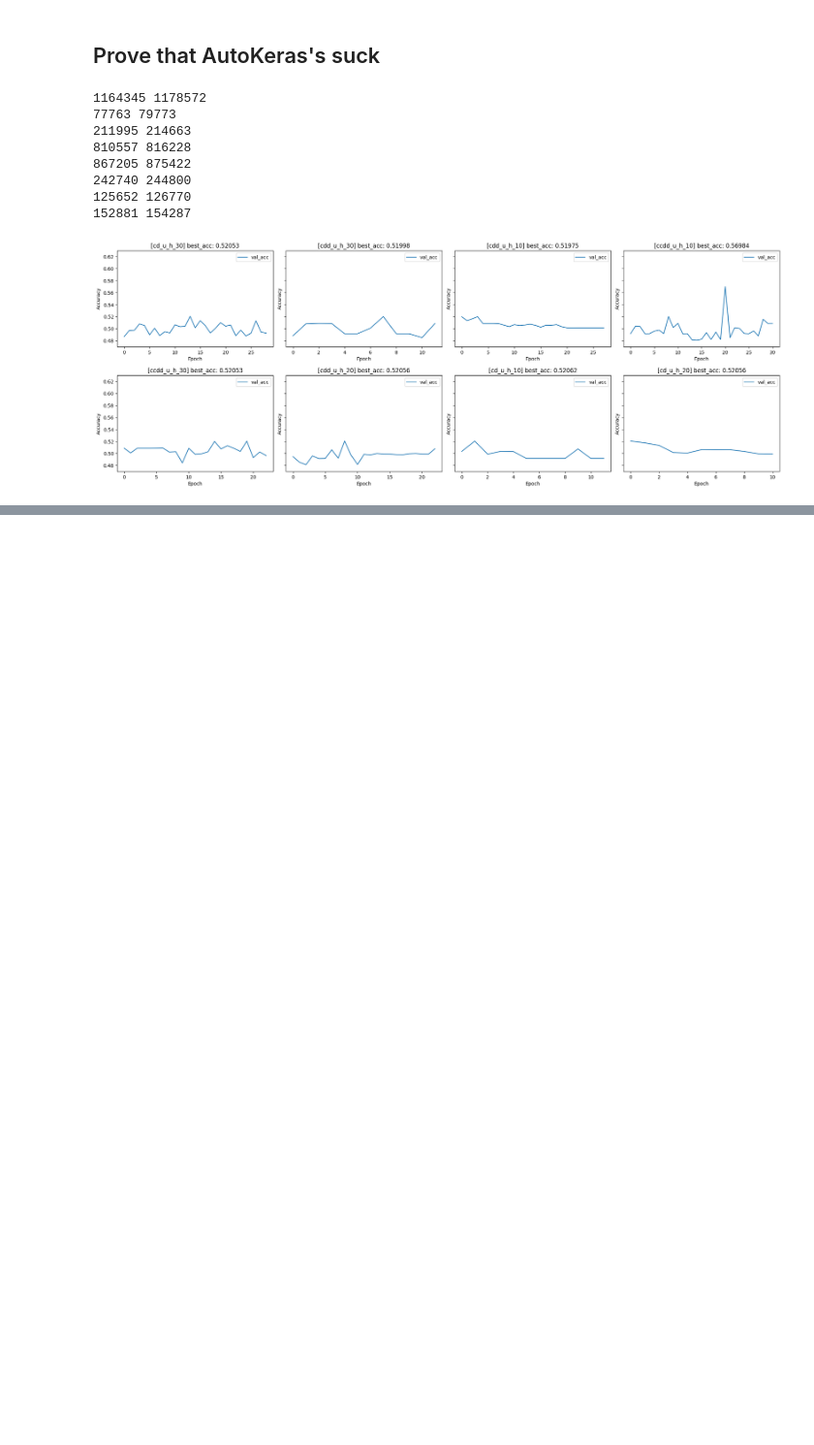
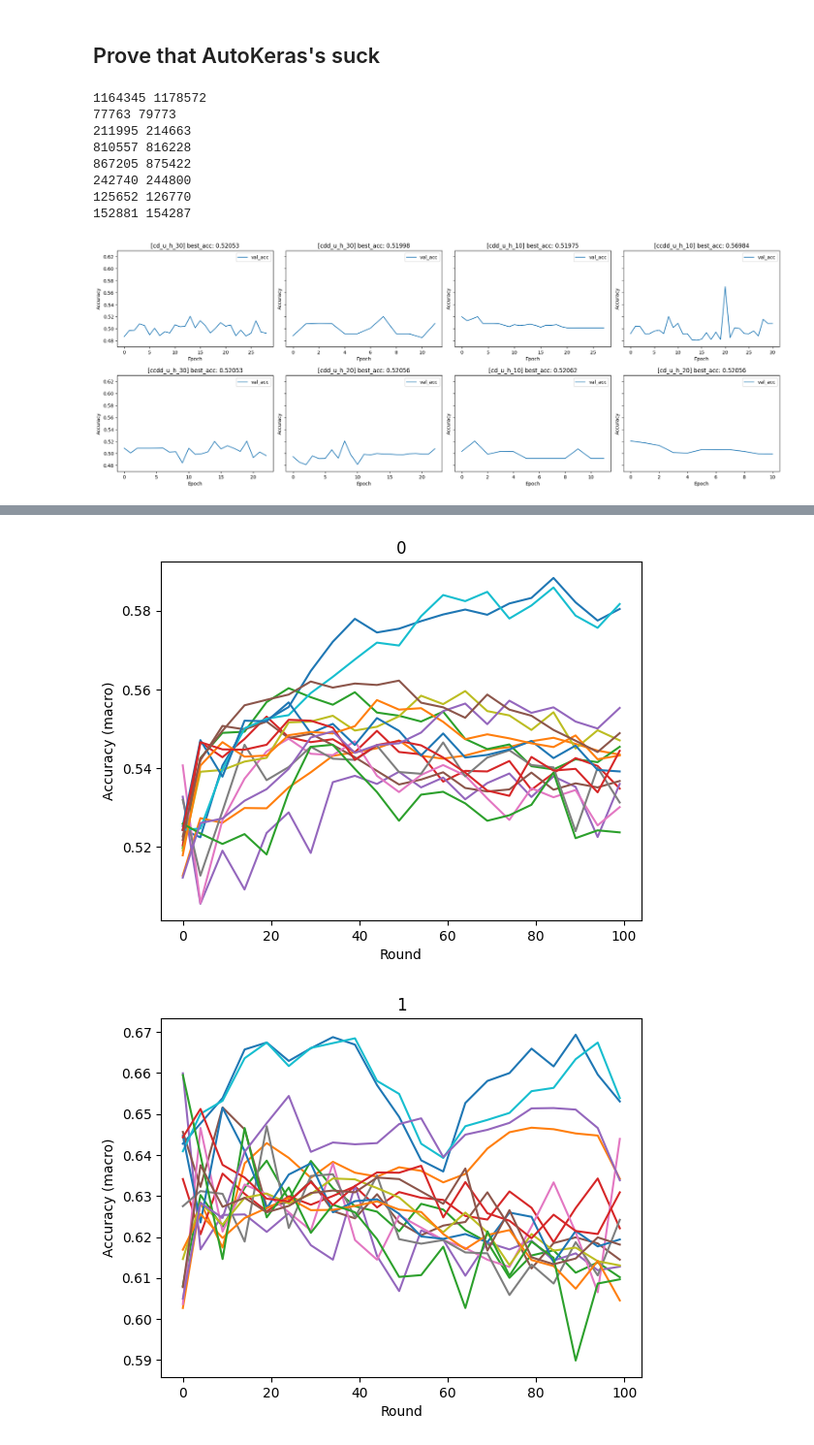
Before and after one commit to baolongnguyenmac/multi_fx, a Jupyter notebook: pretrained/analyze.ipynb, the cells around one changed output, grey strips where cells are left out. Shown at 97% size. Cells and saved outputs as stored; diff of their text form; code cells hidden in the pictures; blank space fills up the shorter version.

```diff
--- a/pretrained/analyze.ipynb
+++ b/pretrained/analyze.ipynb
@@ -294,0 +426,34 @@ for filename in os.listdir(log_dir):
+# %%
+def visualize_acc(dir:str, num_labels:int):
+    rs = {}
+    for model_name in os.listdir(dir):
+        if model_name.startswith('lstm'):
+            rs[model_name] = {}
+            for feature in os.listdir(os.path.join(dir, model_name)):
+                if feature.endswith('.json'):
+                    with open(os.path.join(dir, model_name, feature), 'r') as fi:
+                        rs[model_name][feature] = json.load(fi)
+
+    x_axis = np.arange(-1,100,5)
+    x_axis[0] = 0
+
+    for label in range(num_labels):
+        for model_name in rs.keys():
+            if model_name.startswith('lstm_cnn_30'):
+                try:
+                    plt.plot(x_axis, rs[model_name][f'{label}.json']['val_acc'])
+                except:
+                    pass
+
+        # plt.legend()
+        plt.title(label)
+        plt.xlabel('Round')
+        plt.ylabel('Accuracy (macro)')
+        # plt.ylim((0.5, 0.9))
+        plt.show()
+        # break
+
+visualize_acc('./ett', 7)
+# %% [output]
+[figure, added]
+[figure, added]
```
Also changed, not shown: parts of 17 cells of this notebook, 3 other files.
